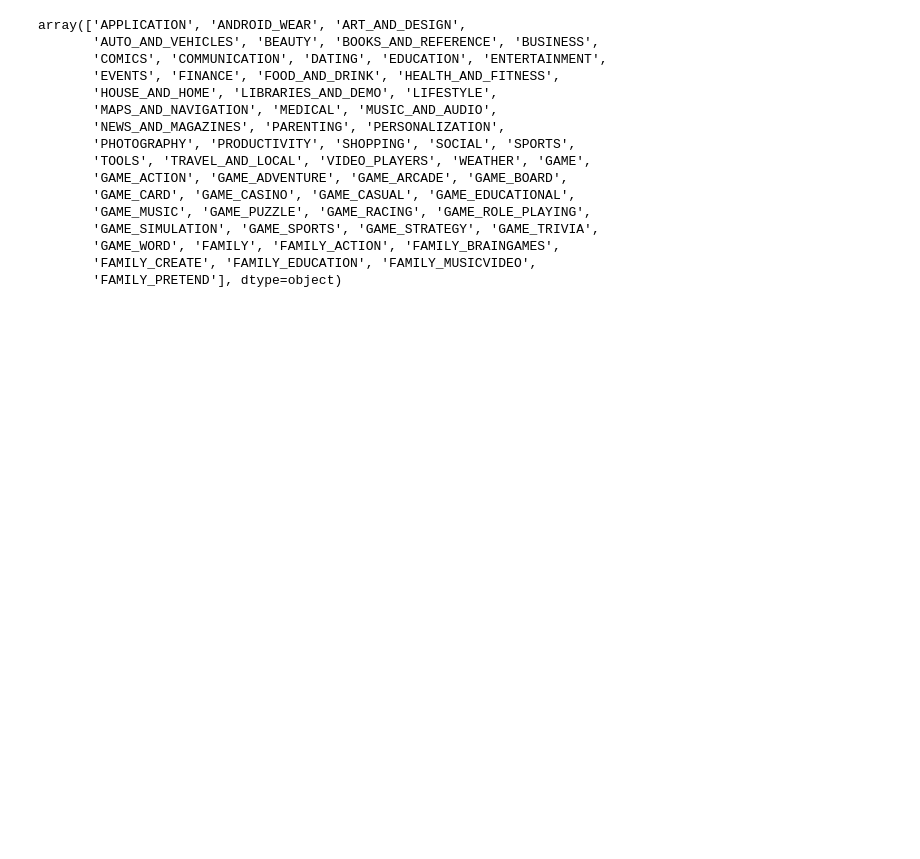
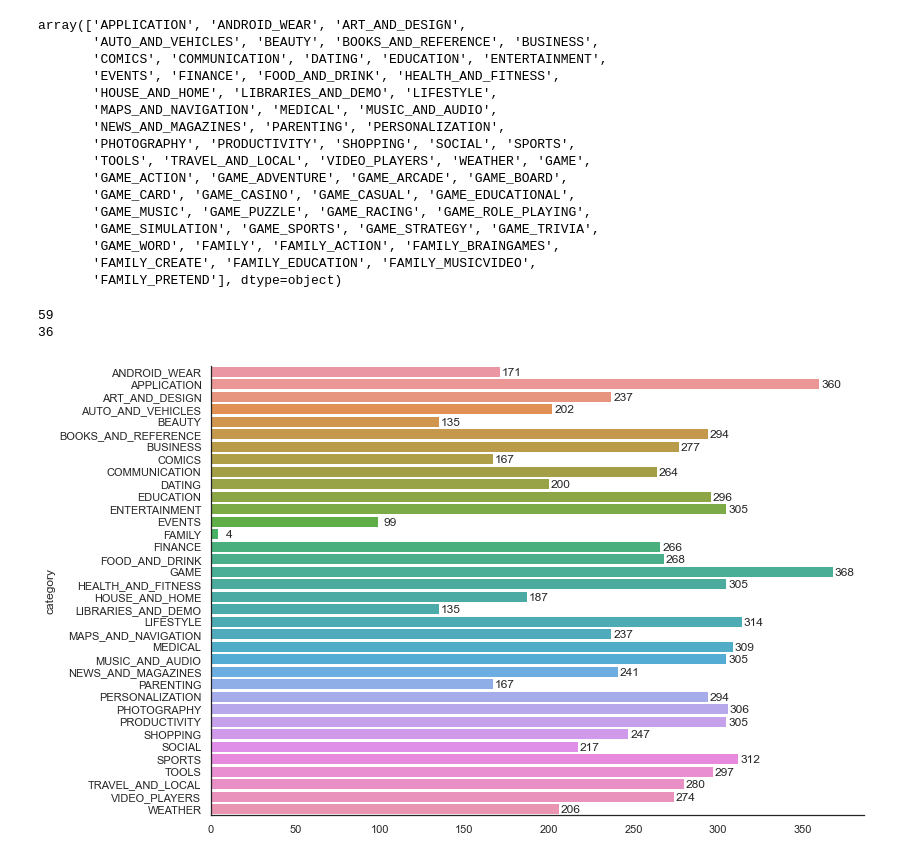
Before and after one commit to fdac20/AppPermissions, a Jupyter notebook: src/data_analyzer.ipynb, the cells around one changed output. Cells and saved outputs as stored; diff of their text form; code cells hidden in the pictures; blank space fills up the shorter version.

```diff
--- a/src/data_analyzer.ipynb
+++ b/src/data_analyzer.ipynb
@@ -89,3 +98,30 @@ array(['APPLICATION', 'ANDROID_WEAR', 'ART_AND_DESIGN',
        'GAME_WORD', 'FAMILY', 'FAMILY_ACTION', 'FAMILY_BRAINGAMES',
        'FAMILY_CREATE', 'FAMILY_EDUCATION', 'FAMILY_MUSICVIDEO',
        'FAMILY_PRETEND'], dtype=object)
+# %%
+df2 = df.groupby('category')['appId'].count()
+print(len(df2.index))
+remove = ['GAME_ACTION', 'GAME_ADVENTURE',\
+       'GAME_ARCADE', 'GAME_BOARD', 'GAME_CARD', 'GAME_CASINO', 'GAME_CASUAL', \
+       'GAME_EDUCATIONAL', 'GAME_MUSIC', 'GAME_PUZZLE', 'GAME_RACING', \
+       'GAME_ROLE_PLAYING', 'GAME_SIMULATION', 'GAME_SPORTS', 'GAME_STRATEGY', \
+       'GAME_TRIVIA', 'GAME_WORD', 'FAMILY_ACTION', 'FAMILY_BRAINGAMES', 'FAMILY_CREATE', \
+       'FAMILY_EDUCATION', 'FAMILY_MUSICVIDEO', 'FAMILY_PRETEND']
+df = df[~df['category'].isin(remove)]
+df2 = df2.drop(labels=remove)
+print(len(df2.index))
+# %% [output]
+59
+36
+# %%
+sns.set(rc={'figure.figsize':(11.7,8.27)})
+sns.set_style("white")
+splot = sns.barplot(x=df2.values, y=df2.index, orient = 'h', linewidth=0)
+sns.despine()
+for p in splot.patches:
+    width = p.get_width()
+    plt.text(7+p.get_width(), p.get_y()+0.55*p.get_height(),
+             '{:1.0f}'.format(width),
+             ha='center', va='center')
+# %% [output]
+[figure, added]
```
Also changed, not shown: parts of 5 cells of this notebook.
